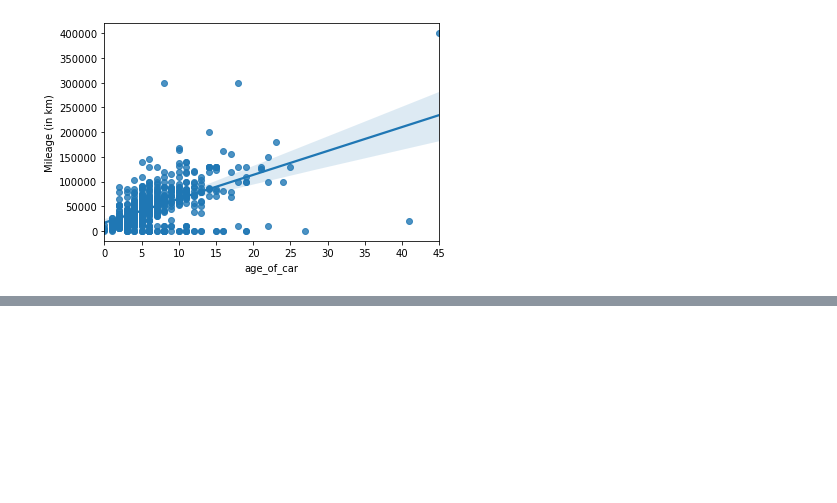
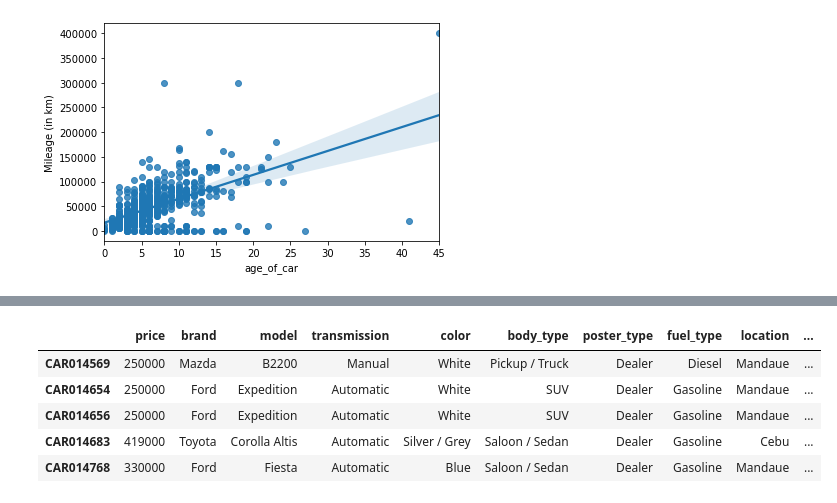
Before and after one commit to kaizerxcx/SecondHandCarsCebu, a Jupyter notebook: CarProject.ipynb, the cells around one changed output, grey strips where cells are left out. Cells and saved outputs as stored; diff of their text form; code cells hidden in the pictures; blank space fills up the shorter version.

```diff
--- a/CarProject.ipynb
+++ b/CarProject.ipynb
@@ -218,0 +250,12 @@ null_merged.set_index('index',inplace=True)
+# %%
+#made the dataframe prettier by moving the id as index and deleting that pesky id title
+total_merge.set_index('id',inplace=True)
+total_merge.rename_axis(index=None,inplace=True)
+total_merge.head()
+# %% [output]
+|  | price | brand | model | transmission | color | body_type | poster_type | fuel_type | location | ... |
+| CAR014569 | 250000 | Mazda | B2200 | Manual | White | Pickup / Truck | Dealer | Diesel | Mandaue | ... |
+| CAR014654 | 250000 | Ford | Expedition | Automatic | White | SUV | Dealer | Gasoline | Mandaue | ... |
+| CAR014656 | 250000 | Ford | Expedition | Automatic | White | SUV | Dealer | Gasoline | Mandaue | ... |
+| CAR014683 | 419000 | Toyota | Corolla Altis | Automatic | Silver / Grey | Saloon / Sedan | Dealer | Gasoline | Cebu | ... |
+| CAR014768 | 330000 | Ford | Fiesta | Automatic | Blue | Saloon / Sedan | Dealer | Gasoline | Mandaue | ... |
```
Also changed, not shown: parts of 12 cells of this notebook.
